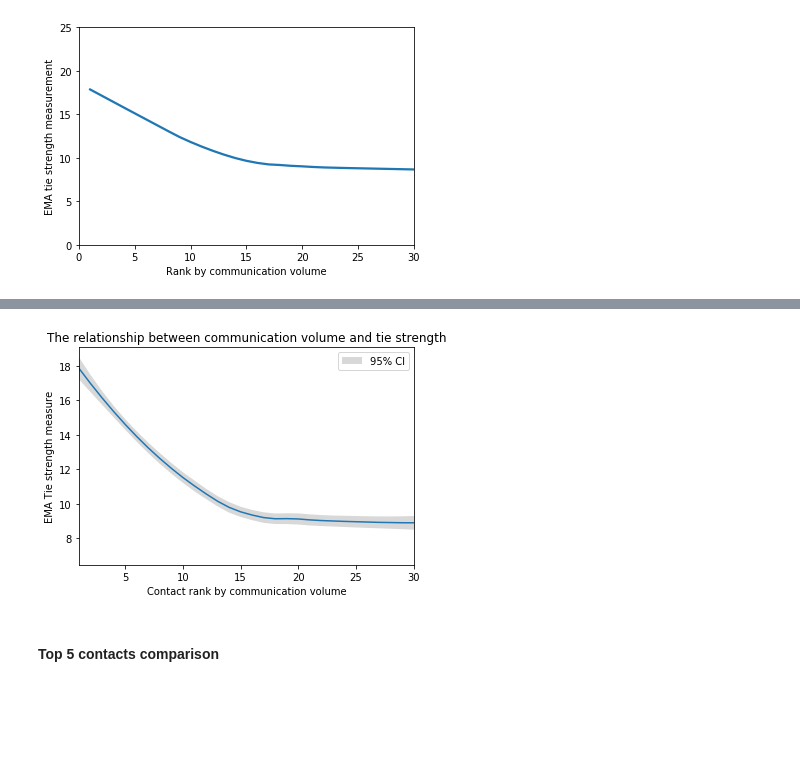
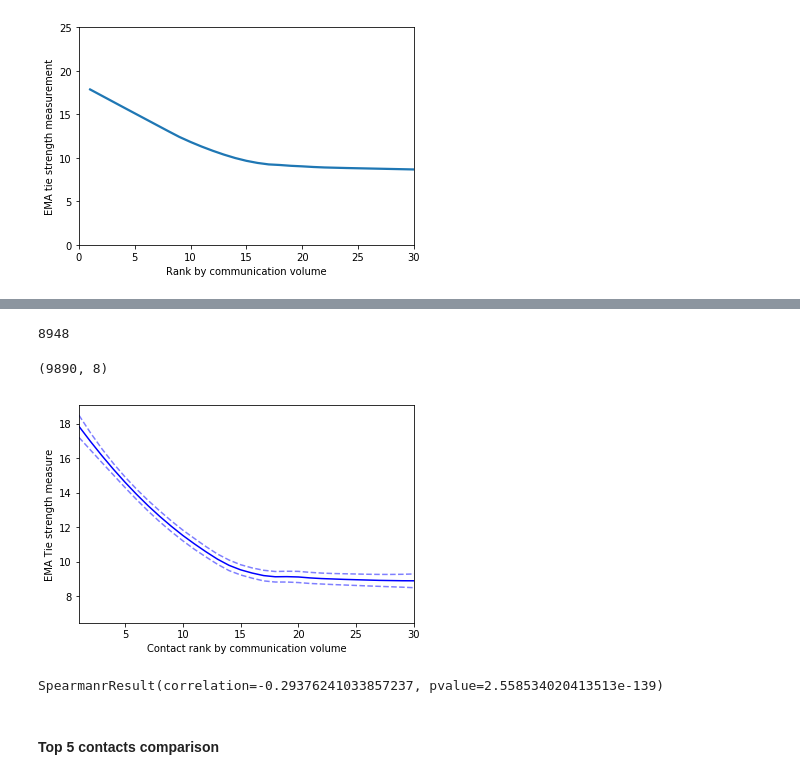
Before and after one commit to tliu526/relationship-prediction, a Jupyter notebook: notebooks/revision_stats.ipynb, the cells around one changed output, grey strips where cells are left out. Cells and saved outputs as stored; diff of their text form; code cells hidden in the pictures; blank space fills up the shorter version.

Commit message:
add lowess plot for tie str rank, spearman r

```diff
--- a/notebooks/revision_stats.ipynb
+++ b/notebooks/revision_stats.ipynb
@@ -782,14 +784,31 @@ ul = conf.upper
+# %%
+1232 + 317 + 1742 + 1939 + 289 + 2240 + 1189
+# %% [output]
+8948
+# %%
+emc_all.shape
+# %% [output]
+(9890, 8)
 # %%
-plt.plot(x, lowess)
-plt.fill_between(x, ll, ul, facecolor='grey', alpha=0.3, label='95% CI')
+plt.plot(x, lowess, color='blue')
+plt.plot(x, ll, ls='--', color='blue', alpha=0.5)
+plt.plot(x, ul, ls='--', color='blue', alpha=0.5)
+
+#plt.fill_between(x, ll, ul, facecolor='grey', alpha=0.3, label='95% CI')
 plt.xlim(1,30)
-plt.legend()
+#plt.legend()
 plt.ylabel("EMA Tie strength measure")
 plt.xlabel("Contact rank by communication volume")
-plt.title("The relationship between communication volume and tie strength")
-plt.show()
+#plt.title("The relationship between communication volume and tie strength")
+plt.savefig("../tex/figures/tie_str_rank.pdf", dpi=300, bbox_inches='tight')
 # %% [output]
-[figure, old version]
+[figure, new version]
+# %%
+from scipy.stats import spearmanr
+
+spearmanr(all_df['rank'], all_df['q_total'])
+# %% [output]
+SpearmanrResult(correlation=-0.29376241033857237, pvalue=2.558534020413513e-139)
 # %% [markdown]
 #### Top 5 contacts comparison
 # %%
```
Also changed, not shown: parts of 3 cells of this notebook.
